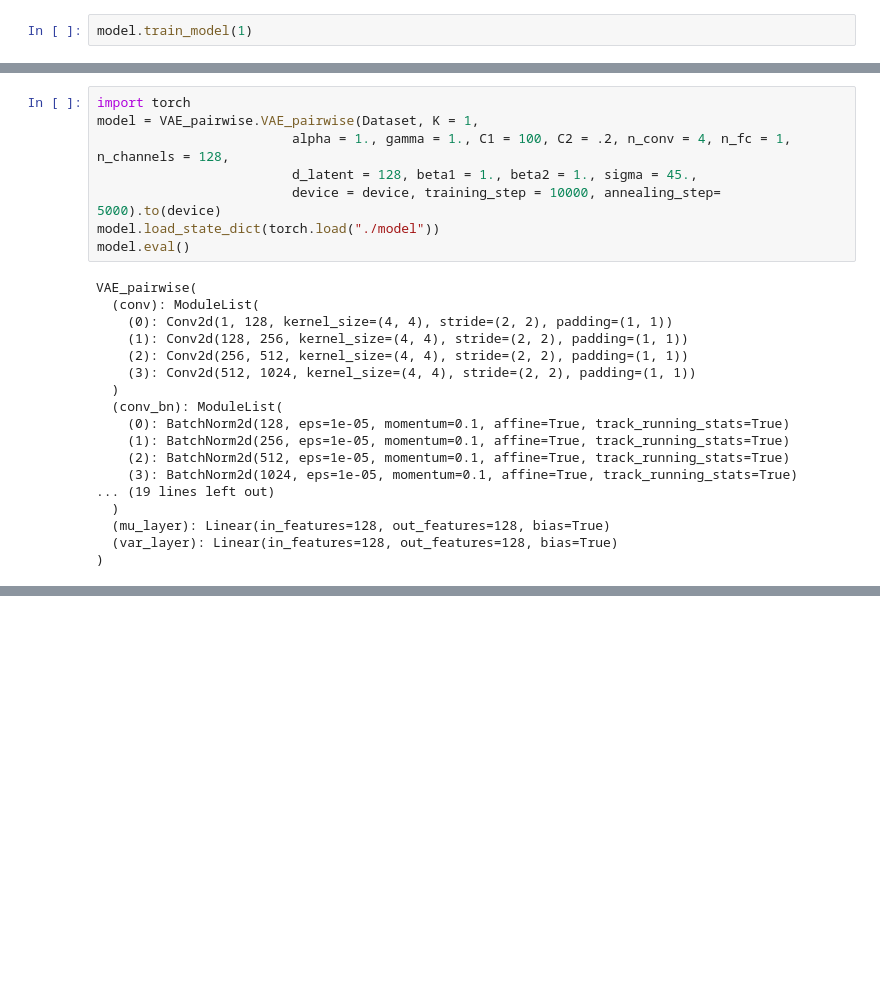
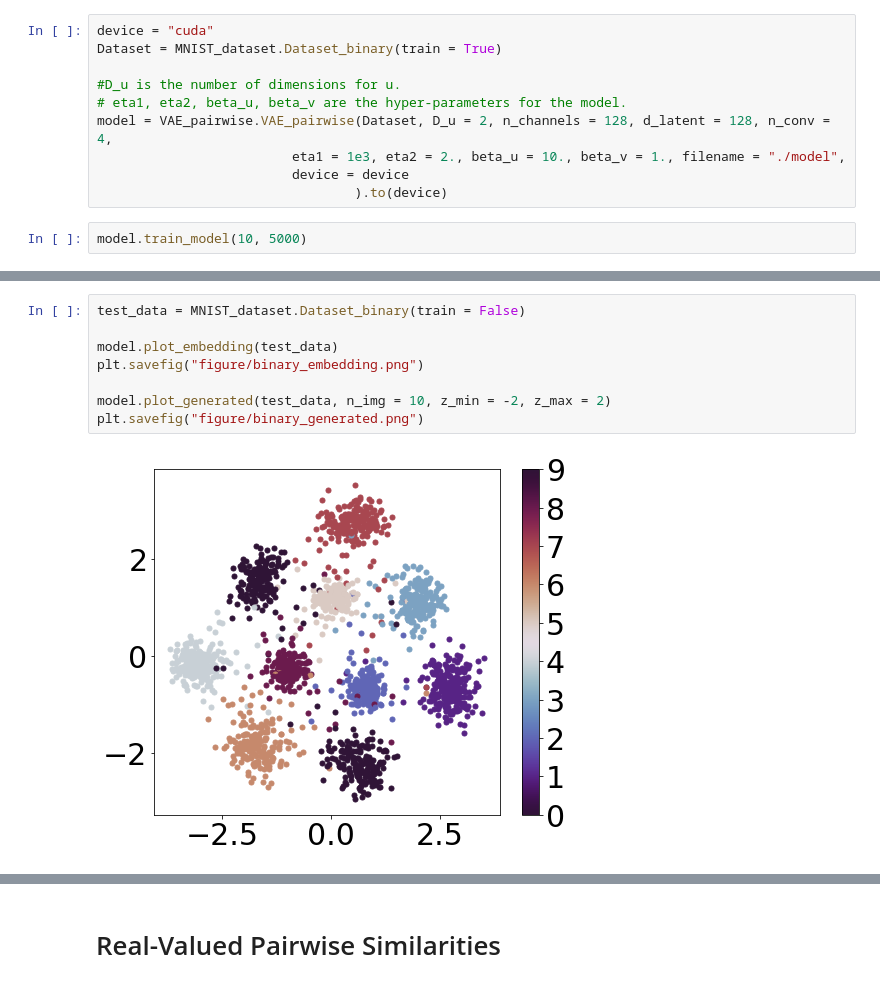
Before and after one commit to batmanlab/VAE_pairwise, a Jupyter notebook: test.ipynb, the cells around one changed output, grey strips where cells are left out. Cells and saved outputs as stored; diff of their text form; blank space fills up the shorter version.

```diff
--- a/test.ipynb
+++ b/test.ipynb
@@ -18,3 +6,13 @@ model = VAE_pairwise.VAE_pairwise(Dataset, K = 1,
+# %%
+device = "cuda"
+Dataset = MNIST_dataset.Dataset_binary(train = True)
+
+#D_u is the number of dimensions for u.
+# eta1, eta2, beta_u, beta_v are the hyper-parameters for the model.
+model = VAE_pairwise.VAE_pairwise(Dataset, D_u = 2, n_channels = 128, d_latent = 128, n_conv = 4,
+                         eta1 = 1e3, eta2 = 2., beta_u = 10., beta_v = 1., filename = "./model",
+                         device = device
+                                 ).to(device)
 # %%
-model.train_model(1)
+model.train_model(10, 5000)
 # %% [output]
@@ -38,26 +36,10 @@ Classifier Loss 32.32579040527344 gamma=0.0016588008729740977 C1 = 100 C2 = 0.2
-# %%
-import torch
-model = VAE_pairwise.VAE_pairwise(Dataset, K = 1,
-                         alpha = 1., gamma = 1., C1 = 100, C2 = .2, n_conv = 4, n_fc = 1, n_channels = 128,
-                         d_latent = 128, beta1 = 1., beta2 = 1., sigma = 45.,
-                         device = device, training_step = 10000, annealing_step= 5000).to(device)
-model.load_state_dict(torch.load("./model"))
-model.eval()
-# %% [output]
-VAE_pairwise(
-  (conv): ModuleList(
-    (0): Conv2d(1, 128, kernel_size=(4, 4), stride=(2, 2), padding=(1, 1))
-    (1): Conv2d(128, 256, kernel_size=(4, 4), stride=(2, 2), padding=(1, 1))
-    (2): Conv2d(256, 512, kernel_size=(4, 4), stride=(2, 2), padding=(1, 1))
-    (3): Conv2d(512, 1024, kernel_size=(4, 4), stride=(2, 2), padding=(1, 1))
-  )
-  (conv_bn): ModuleList(
-    (0): BatchNorm2d(128, eps=1e-05, momentum=0.1, affine=True, track_running_stats=True)
-    (1): BatchNorm2d(256, eps=1e-05, momentum=0.1, affine=True, track_running_stats=True)
-    (2): BatchNorm2d(512, eps=1e-05, momentum=0.1, affine=True, track_running_stats=True)
-    (3): BatchNorm2d(1024, eps=1e-05, momentum=0.1, affine=True, track_running_stats=True)
-... (19 lines left out)
-  )
-  (mu_layer): Linear(in_features=128, out_features=128, bias=True)
-  (var_layer): Linear(in_features=128, out_features=128, bias=True)
-)
+# %%
+test_data = MNIST_dataset.Dataset_binary(train = False)
+
+model.plot_embedding(test_data)
+plt.savefig("figure/binary_embedding.png")
+
+model.plot_generated(test_data, n_img = 10, z_min = -2, z_max = 2)
+plt.savefig("figure/binary_generated.png")
+# %% [output]
+[figure, added]
@@ -63,0 +47,2 @@ VAE_pairwise(
+# %% [markdown]
+# Real-Valued Pairwise Similarities
```
Also changed, not shown: parts of 9 cells of this notebook, 8 other files.
